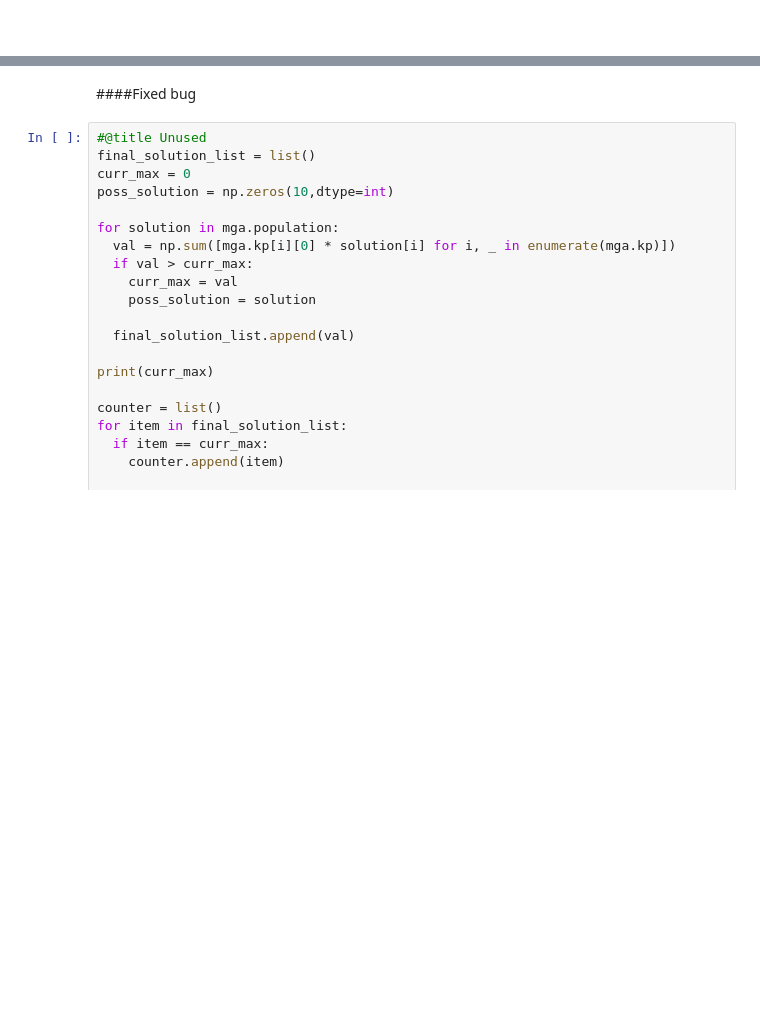
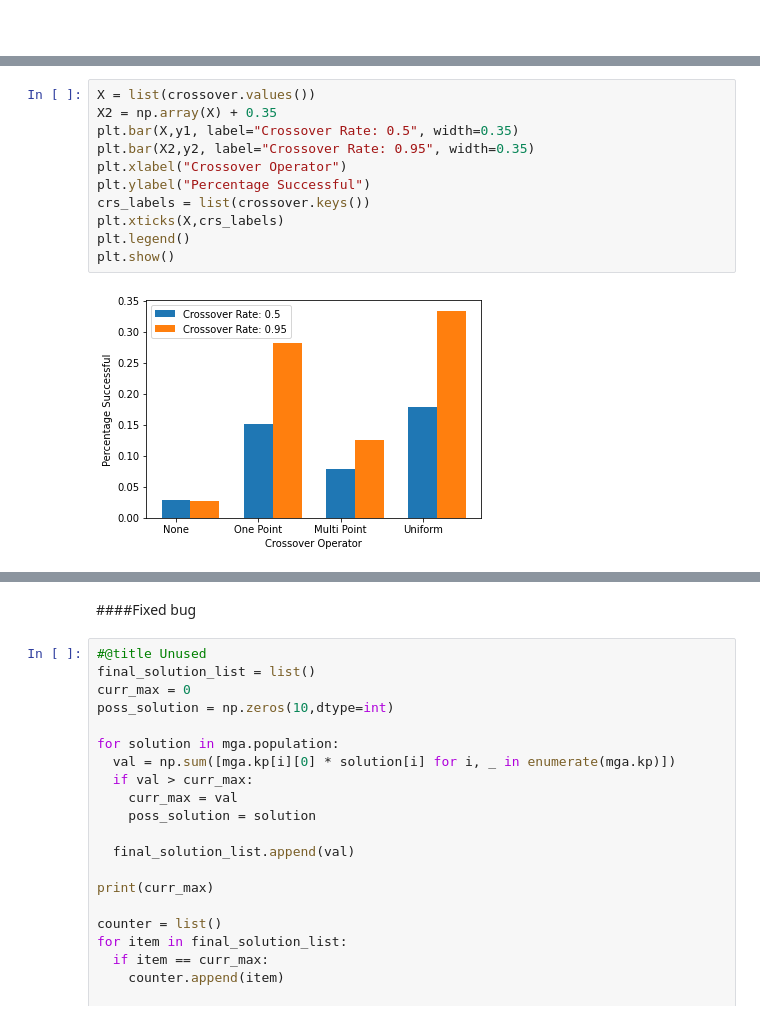
Before and after one commit to LordLean/Acquired-Intelligence-Adaptive-Behaviour, a Jupyter notebook: AIAB_Labs/microbialGA.ipynb, the cells around one changed output, grey strips where cells are left out. Drawn from its saved outputs; the diff is of its cells as text; blank space fills up the shorter version.

```diff
--- a/AIAB_Labs/microbialGA.ipynb
+++ b/AIAB_Labs/microbialGA.ipynb
@@ -888,0 +906,13 @@ Start Crossover:2
+# %%
+X = list(crossover.values())
+X2 = np.array(X) + 0.35
+plt.bar(X,y1, label="Crossover Rate: 0.5", width=0.35)
+plt.bar(X2,y2, label="Crossover Rate: 0.95", width=0.35)
+plt.xlabel("Crossover Operator")
+plt.ylabel("Percentage Successful")
+crs_labels = list(crossover.keys())
+plt.xticks(X,crs_labels)
+plt.legend()
+plt.show()
+# %% [output]
+[figure, added]
```
Also changed, not shown: parts of 19 cells of this notebook.
